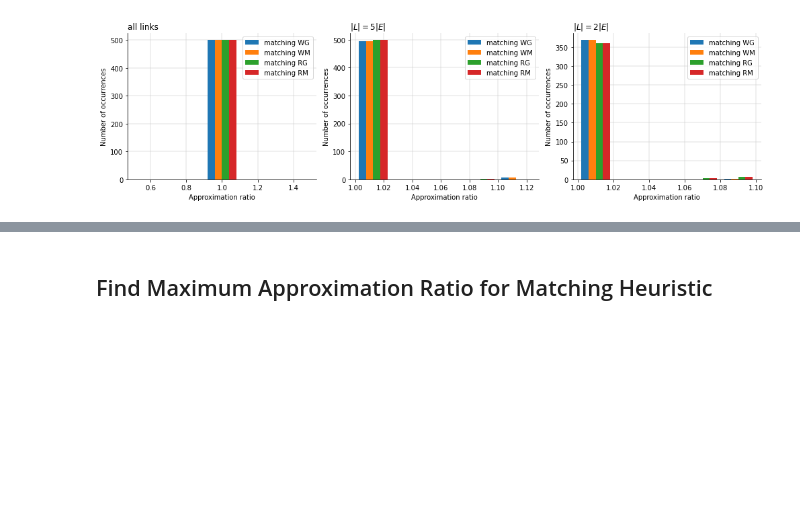
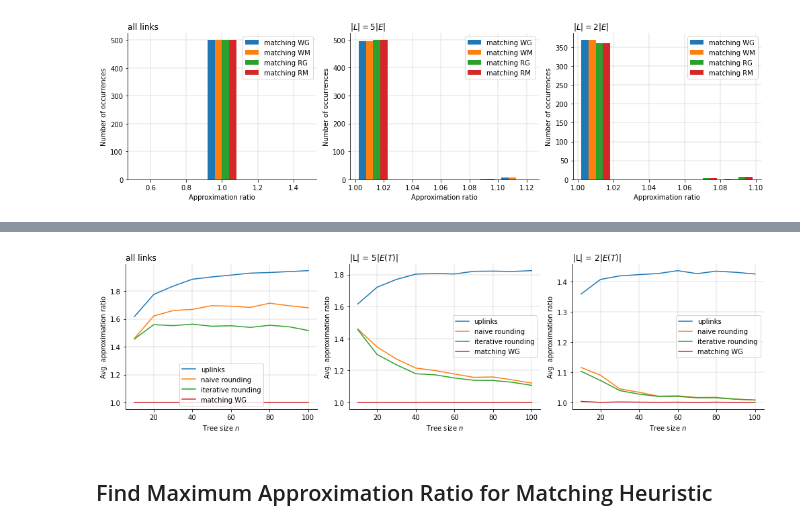
Before and after one commit to blnik/TreeAugmentation, a Jupyter notebook: numerical_simulations.ipynb, the cells around one changed output, grey strips where cells are left out. Cells and saved outputs as stored; diff of their text form; code cells hidden in the pictures; blank space fills up the shorter version.

```diff
--- a/numerical_simulations.ipynb
+++ b/numerical_simulations.ipynb
@@ -67,3 +77,8 @@ plt.savefig('report_images/numerical_simulations/all_algorithms_maxARs.png', dpi
+# %%
+plot_avg_ars(['UPL', 'NRD', 'IRD', 'MAT_WG'])
+plt.savefig('./presentation_images/all_algorithms_avgARs.png', dpi = 200)
+# %% [output]
+[figure, added]
 # %% [markdown]
 ## Find Maximum Approximation Ratio for Matching Heuristic
 # %%
```
Also changed, not shown: parts of 3 cells of this notebook, 44 other files.
